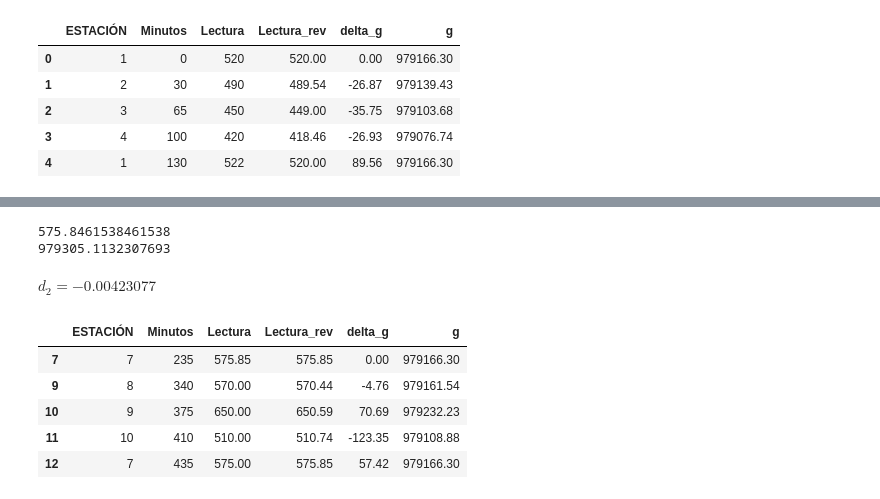
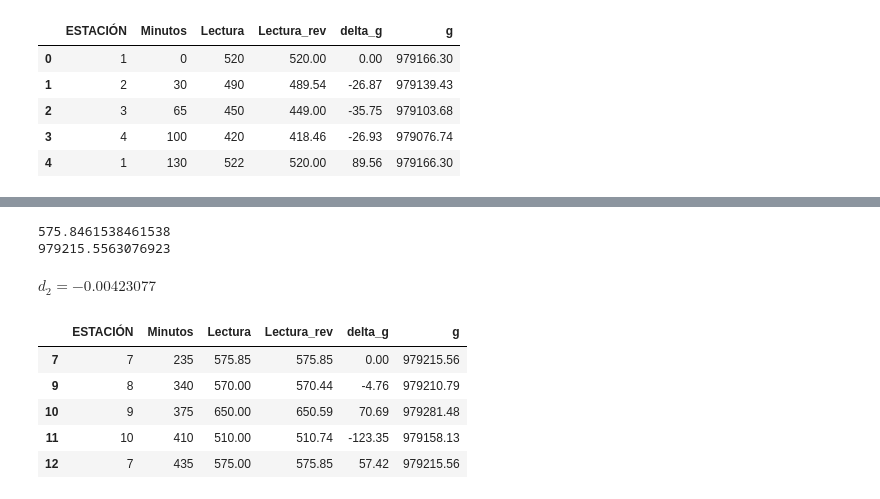
Before and after one commit to edwardptera/SHIMIA-Gravimetrico, a Jupyter notebook: Gravimetry/Deriva_Instrumental.ipynb, the cells around one changed output, grey strips where cells are left out. Cells and saved outputs as stored; diff of their text form; code cells hidden in the pictures.

```diff
--- a/Gravimetry/Deriva_Instrumental.ipynb
+++ b/Gravimetry/Deriva_Instrumental.ipynb
@@ -219,7 +219,7 @@ print(lrev_1, g_1, sep='\n')
 df_1 = dfs[1].copy()
 df_1.loc[min(df_1.index), 'Lectura'] = lrev_1
 
-d_1, df_1 = rev_loop(df_1, g_0)
+d_1, df_1 = rev_loop(df_1, g_1)
 dMarkdown(f'$d_1={d_1:g}$')
 display(df_1)
 # %% [output]
@@ -236,24 +236,24 @@ $d_1=0.0307692$
 # %%
 lrev_2, g_2 = df_1[['Lectura_rev', 'g']].iloc[-2]
 print(lrev_2, g_2, sep='\n')
 
 df_2 = dfs[2].copy()
 df_2.loc[min(df_2.index), 'Lectura'] = lrev_2
 
-d_2, df_2 = rev_loop(df_2, g_0)
+d_2, df_2 = rev_loop(df_2, g_2)
 dMarkdown(f'$d_2={d_2:g}$')
 display(df_2)
 # %% [output]
 [interactive output not drawn]
 575.8461538461538
-979305.1132307693
+979215.5563076923
 $d_2=-0.00423077$
 |  | ESTACIÓN | Minutos | Lectura | Lectura_rev | delta_g | g |
-| 7 | 7 | 235 | 575.85 | 575.85 | 0.00 | 979166.30 |
-| 9 | 8 | 340 | 570.00 | 570.44 | -4.76 | 979161.54 |
-| 10 | 9 | 375 | 650.00 | 650.59 | 70.69 | 979232.23 |
-| 11 | 10 | 410 | 510.00 | 510.74 | -123.35 | 979108.88 |
-| 12 | 7 | 435 | 575.00 | 575.85 | 57.42 | 979166.30 |
+| 7 | 7 | 235 | 575.85 | 575.85 | 0.00 | 979215.56 |
+| 9 | 8 | 340 | 570.00 | 570.44 | -4.76 | 979210.79 |
+| 10 | 9 | 375 | 650.00 | 650.59 | 70.69 | 979281.48 |
+| 11 | 10 | 410 | 510.00 | 510.74 | -123.35 | 979158.13 |
+| 12 | 7 | 435 | 575.00 | 575.85 | 57.42 | 979215.56 |
 # %%
 df_rev = pd.concat([
                     df_0.iloc[:-1],
```
Also changed, not shown: parts of 3 cells of this notebook, 4 other files.
